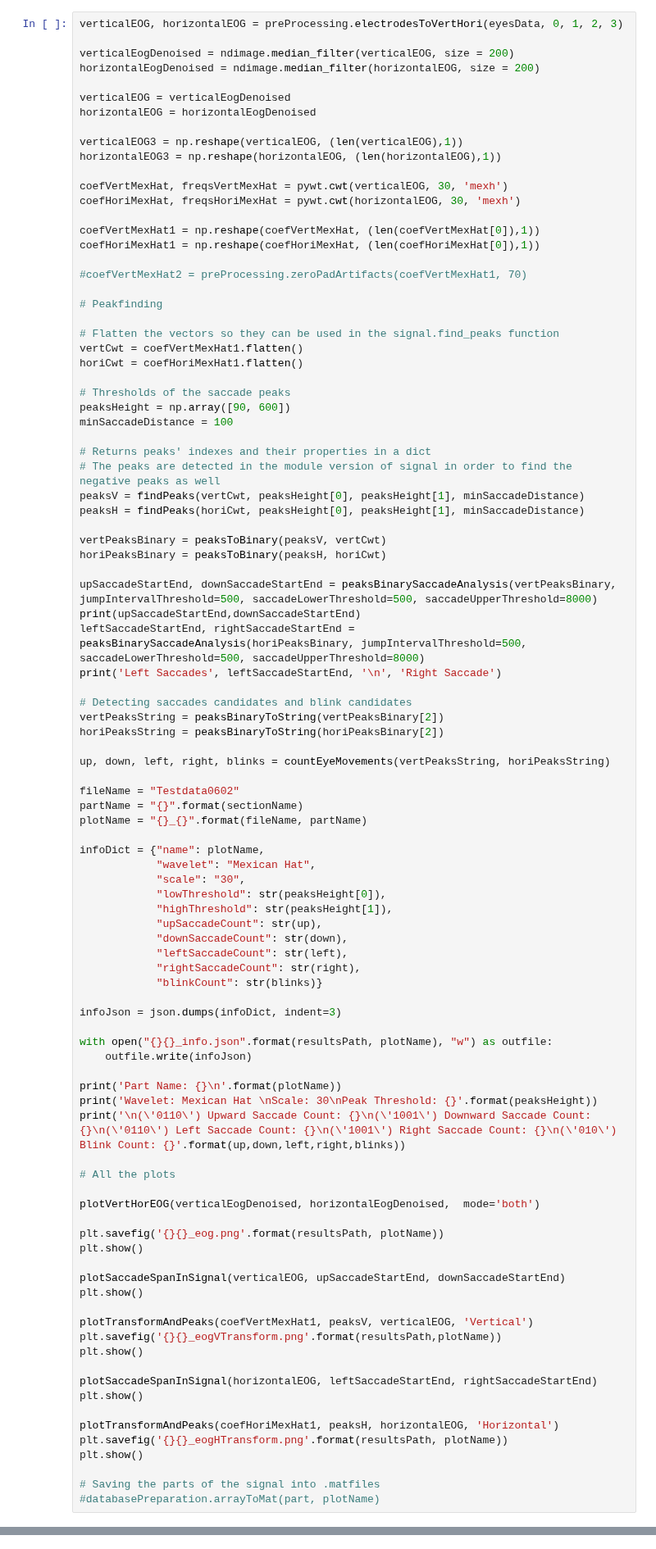
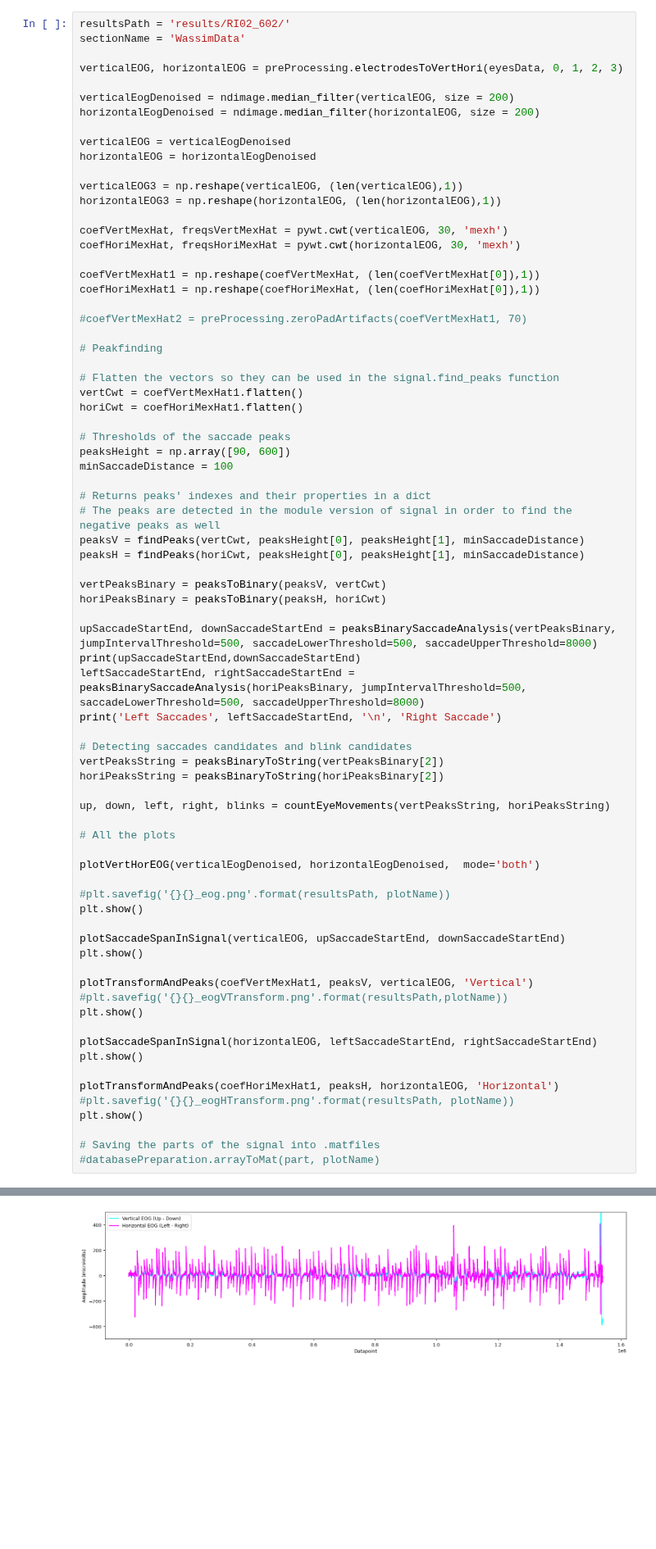
Before and after one commit to RicardoCQB/enac-eog-analysis, a Jupyter notebook: src/labelAnnotation/EOGLabel-main/CWTAnalysis.ipynb, the cells around one changed output, grey strips where cells are left out. Shown at 82% size. Drawn from its saved outputs; the diff is of its cells as text; blank space fills up the shorter version.

Commit message:
now it analysis guillaume's data

```diff
--- a/src/labelAnnotation/EOGLabel-main/CWTAnalysis.ipynb
+++ b/src/labelAnnotation/EOGLabel-main/CWTAnalysis.ipynb
@@ -38,4 +68,7 @@ ValueError: could not broadcast input array from shape (0,) into shape (1540096,
 # %%
+resultsPath = 'results/RI02_602/'
+sectionName = 'WassimData'
+
 verticalEOG, horizontalEOG = preProcessing.electrodesToVertHori(eyesData, 0, 1, 2, 3)
 
 verticalEogDenoised = ndimage.median_filter(verticalEOG, size = 200)
@@ -84,50 +117,27 @@ horiPeaksString = peaksBinaryToString(horiPeaksBinary[2])
 
 up, down, left, right, blinks = countEyeMovements(vertPeaksString, horiPeaksString)
 
-fileName = "Testdata0602"
-partName = "{}".format(sectionName)
-plotName = "{}_{}".format(fileName, partName)
-
-infoDict = {"name": plotName,
-            "wavelet": "Mexican Hat",
-            "scale": "30",
-            "lowThreshold": str(peaksHeight[0]),
-            "highThreshold": str(peaksHeight[1]),
-            "upSaccadeCount": str(up),
-            "downSaccadeCount": str(down),
-            "leftSaccadeCount": str(left),
-            "rightSaccadeCount": str(right),
-            "blinkCount": str(blinks)}
-
-infoJson = json.dumps(infoDict, indent=3)
-
-with open("{}{}_info.json".format(resultsPath, plotName), "w") as outfile:
-    outfile.write(infoJson)
-
-print('Part Name: {}\n'.format(plotName))
-print('Wavelet: Mexican Hat \nScale: 30\nPeak Threshold: {}'.format(peaksHeight))
-print('\n(\'0110\') Upward Saccade Count: {}\n(\'1001\') Downward Saccade Count: {}\n(\'0110\') Left Saccade Count: {}\n(\'1001\') Right Saccade Count: {}\n(\'010\') Blink Count: {}'.format(up,down,left,right,blinks))
-
 # All the plots
 
 plotVertHorEOG(verticalEogDenoised, horizontalEogDenoised,  mode='both')
 
-plt.savefig('{}{}_eog.png'.format(resultsPath, plotName))
+#plt.savefig('{}{}_eog.png'.format(resultsPath, plotName))
 plt.show()
 
 plotSaccadeSpanInSignal(verticalEOG, upSaccadeStartEnd, downSaccadeStartEnd)
 plt.show()
 
 plotTransformAndPeaks(coefVertMexHat1, peaksV, verticalEOG, 'Vertical')
-plt.savefig('{}{}_eogVTransform.png'.format(resultsPath,plotName))
+#plt.savefig('{}{}_eogVTransform.png'.format(resultsPath,plotName))
 plt.show()
 
 plotSaccadeSpanInSignal(horizontalEOG, leftSaccadeStartEnd, rightSaccadeStartEnd)
 plt.show()
 
 plotTransformAndPeaks(coefHoriMexHat1, peaksH, horizontalEOG, 'Horizontal')
-plt.savefig('{}{}_eogHTransform.png'.format(resultsPath, plotName))
+#plt.savefig('{}{}_eogHTransform.png'.format(resultsPath, plotName))
 plt.show()
 
 # Saving the parts of the signal into .matfiles
 #databasePreparation.arrayToMat(part, plotName)
+# %% [output]
@@ -133,0 +161 @@ plt.show()
+[figure, added]
```
Also changed, not shown: parts of 3 cells of this notebook.
